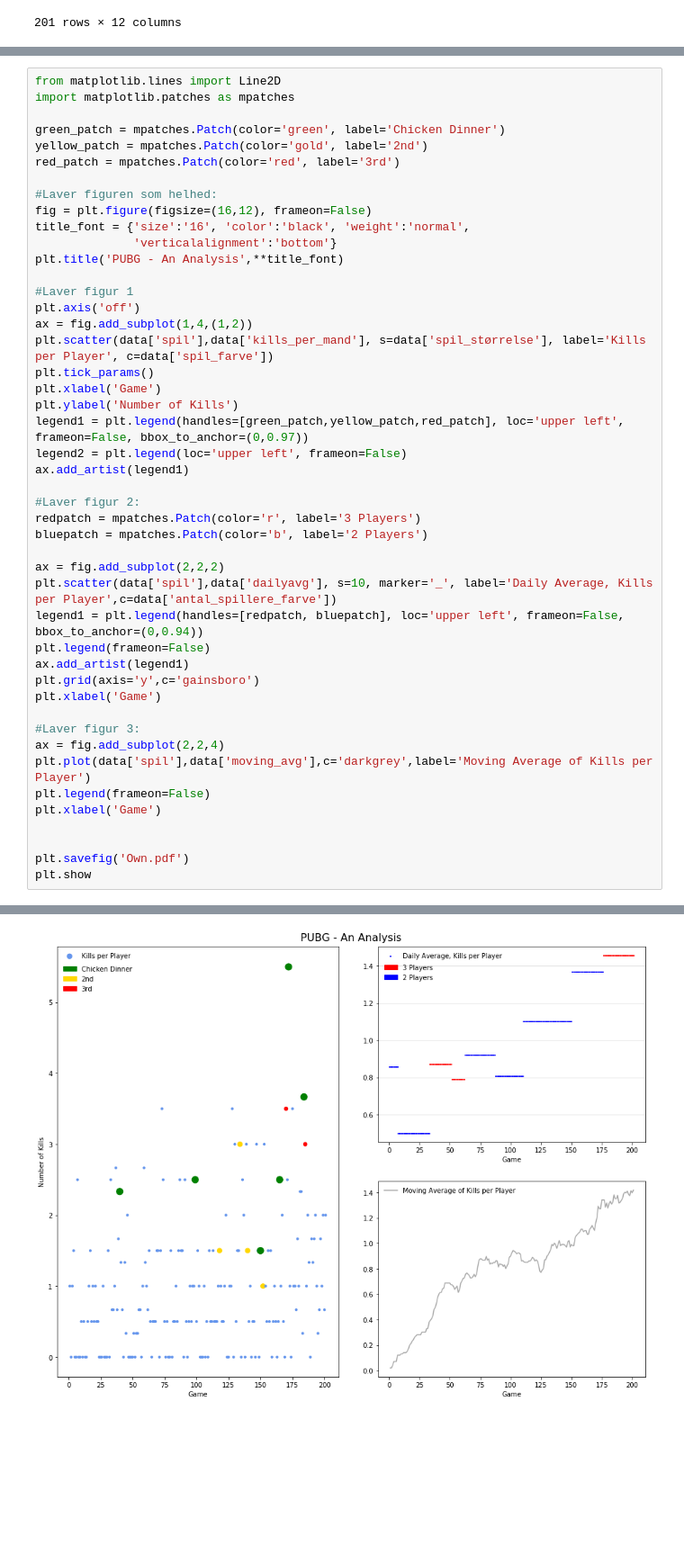
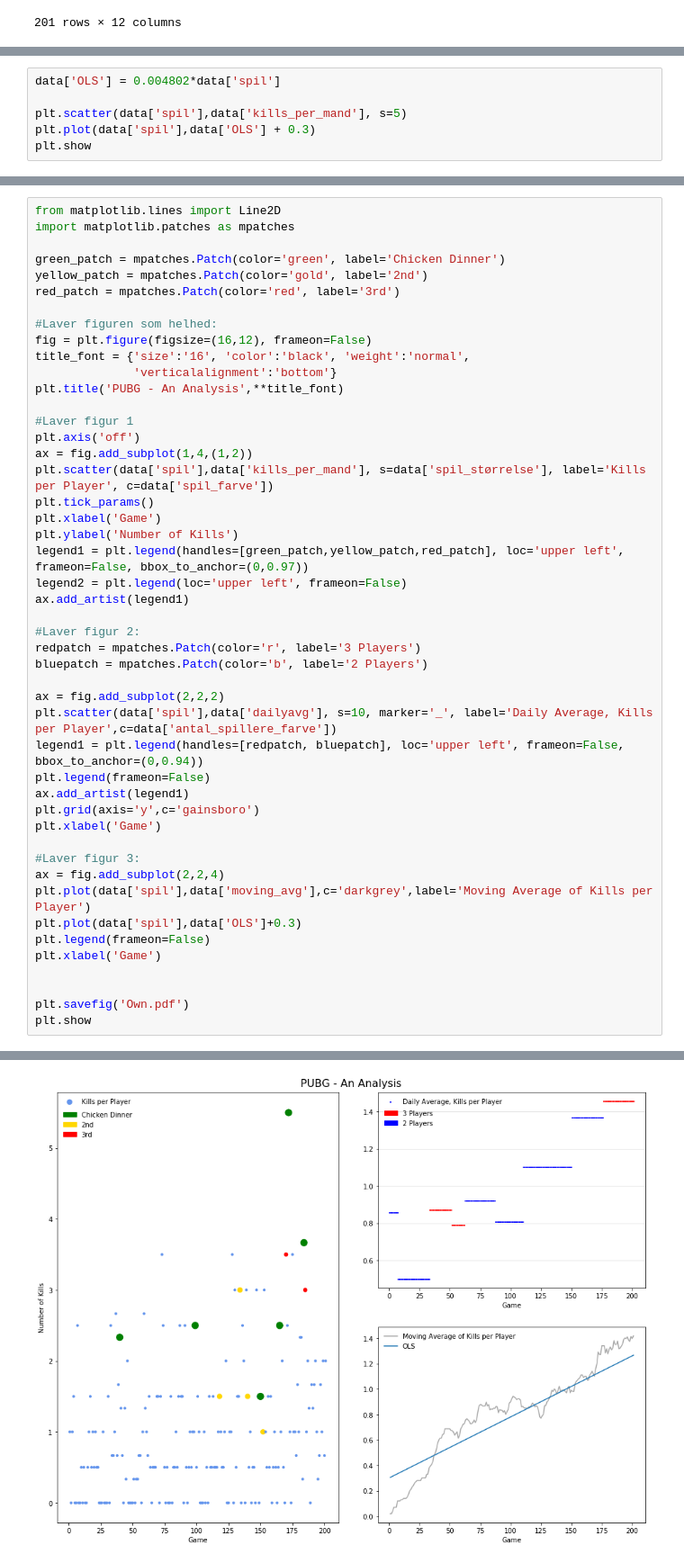
Before and after one commit to Holger-Harmsen/Harmsen_Repo, a Jupyter notebook: PUBG/Analysis.ipynb, the cells around one changed output, grey strips where cells are left out. Shown at 90% size. Drawn from its saved outputs; the diff is of its cells as text; blank space fills up the shorter version.

```diff
--- a/PUBG/Analysis.ipynb
+++ b/PUBG/Analysis.ipynb
@@ -71,0 +113,6 @@ data
+# %%
+data['OLS'] = 0.004802*data['spil']
+
+plt.scatter(data['spil'],data['kills_per_mand'], s=5)
+plt.plot(data['spil'],data['OLS'] + 0.3)
+plt.show
@@ -90,31 +140,32 @@ plt.scatter(data['spil'],data['kills_per_mand'], s=data['spil_størrelse'], labe
 plt.tick_params()
 plt.xlabel('Game')
 plt.ylabel('Number of Kills')
 legend1 = plt.legend(handles=[green_patch,yellow_patch,red_patch], loc='upper left', frameon=False, bbox_to_anchor=(0,0.97))
 legend2 = plt.legend(loc='upper left', frameon=False)
 ax.add_artist(legend1)
 
 #Laver figur 2:
 redpatch = mpatches.Patch(color='r', label='3 Players')
 bluepatch = mpatches.Patch(color='b', label='2 Players')
 
 ax = fig.add_subplot(2,2,2)
 plt.scatter(data['spil'],data['dailyavg'], s=10, marker='_', label='Daily Average, Kills per Player',c=data['antal_spillere_farve'])
 legend1 = plt.legend(handles=[redpatch, bluepatch], loc='upper left', frameon=False, bbox_to_anchor=(0,0.94))
 plt.legend(frameon=False)
 ax.add_artist(legend1)
 plt.grid(axis='y',c='gainsboro')
 plt.xlabel('Game')
 
 #Laver figur 3:
 ax = fig.add_subplot(2,2,4)
 plt.plot(data['spil'],data['moving_avg'],c='darkgrey',label='Moving Average of Kills per Player')
+plt.plot(data['spil'],data['OLS']+0.3)
 plt.legend(frameon=False)
 plt.xlabel('Game')
 
 
 plt.savefig('Own.pdf')
 plt.show
 # %% [output]
 <function matplotlib.pyplot.show(*args, **kw)>
-[figure, old version]
+[figure, new version]
```
Also changed, not shown: parts of 5 cells of this notebook, 6 other files.
